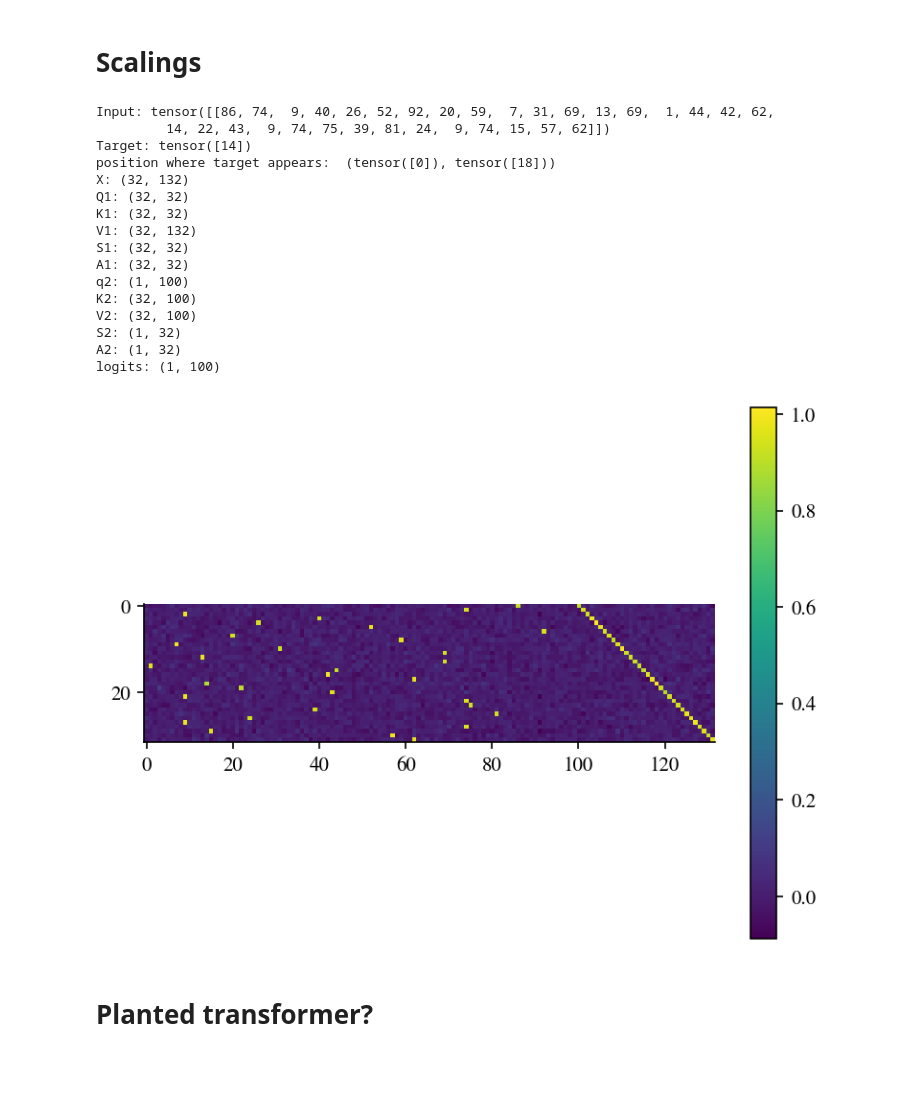
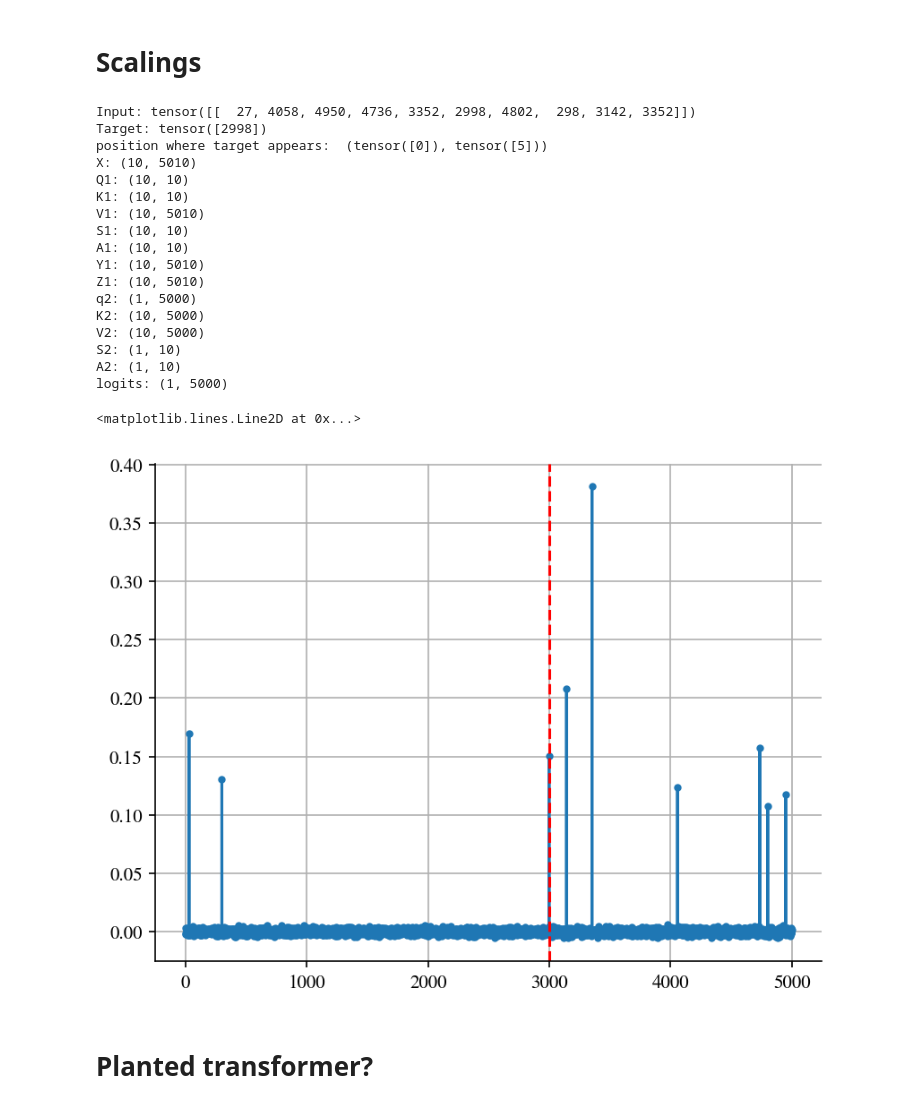
Before and after one commit to CristopherErazo/SAM, a Jupyter notebook: notebooks/26_02_03_Copying_Task.ipynb, the cells around one changed output. Drawn from its saved outputs; the diff is of its cells as text; code cells hidden in the pictures; blank space fills up the shorter version.

```diff
--- a/notebooks/26_02_03_Copying_Task.ipynb
+++ b/notebooks/26_02_03_Copying_Task.ipynb
@@ -113,20 +193,20 @@ class InductionHeadAttention(nn.Module):
 # %%
 config = {
-    'vocab_size': 100,
-    'seq_len': 32,
+    'vocab_size': 5000,
+    'seq_len': 10,
     'dropout': 0.0,
-    'alpha': 0.3,
+    'alpha': 0.5,
     'batch_size': 1,
     'dataset_size': 10,
     'train_fraction': 0.8,
-    'beta_1': 3.0,
+    'beta_1': 5.0,
     'beta_2': 1.0,
     'beta_out': 1.0
 }
 
 model = InductionHeadAttention(config['vocab_size'], config['seq_len'], config['dropout'])
-planted_initialization(model, (config['beta_1'], config['beta_2'], config['beta_out']))
-interpolation_initialization(model, config['alpha'])
+planted_initialization(model, alpha=config['alpha'],betas=(config['beta_1'], config['beta_2'], config['beta_out']))
+# interpolation_initialization(model, config['alpha'])
 
 # Get dataloaders
 train_loader , val_loader = get_dataloader(config)
@@ -148,35 +228,43 @@ for key, value in output.items():
     output[key] = value  # Remove batch dimension for easier visualization
     print(f"{key}: {output[key].shape}")
 # %% [output]
-Input: tensor([[86, 74,  9, 40, 26, 52, 92, 20, 59,  7, 31, 69, 13, 69,  1, 44, 42, 62,
-         14, 22, 43,  9, 74, 75, 39, 81, 24,  9, 74, 15, 57, 62]])
-Target: tensor([14])
-position where target appears:  (tensor([0]), tensor([18]))
-X: (32, 132)
-Q1: (32, 32)
-K1: (32, 32)
-V1: (32, 132)
-S1: (32, 32)
-A1: (32, 32)
-q2: (1, 100)
-K2: (32, 100)
-V2: (32, 100)
-S2: (1, 32)
-A2: (1, 32)
-logits: (1, 100)
+Input: tensor([[  27, 4058, 4950, 4736, 3352, 2998, 4802,  298, 3142, 3352]])
+Target: tensor([2998])
+position where target appears:  (tensor([0]), tensor([5]))
+X: (10, 5010)
+Q1: (10, 10)
+K1: (10, 10)
+V1: (10, 5010)
+S1: (10, 10)
+A1: (10, 10)
+Y1: (10, 5010)
+Z1: (10, 5010)
+q2: (1, 5000)
+K2: (10, 5000)
+V2: (10, 5000)
+S2: (1, 10)
+A2: (1, 10)
+logits: (1, 5000)
 # %%
-key = 'X'
+d = model.d_model
+L = model.seq_len
+key = 'logits'
 if key in ['A2','logits','S2']:
     if key == "loglits":
         plt.plot(torch.softmax(torch.tensor(output[key]), dim=-1)[0],marker='.')
     else:
         plt.plot(output[key][0],marker='.')
     plt.grid()
 else:
     plt.imshow(output[key],cmap='viridis')
+    print(f'std = ',output[key].std())
+    print(f'max = ',output[key].max())
     plt.colorbar()
+
+plt.axvline(2998,c='r',ls='--')
 # %% [output]
+<matplotlib.lines.Line2D at 0x...>
-[figure, old version]
+[figure, new version]
 # %% [markdown]
 # Planted transformer?
 # %%
```
Also changed, not shown: parts of 2 cells of this notebook, 3 other files.
